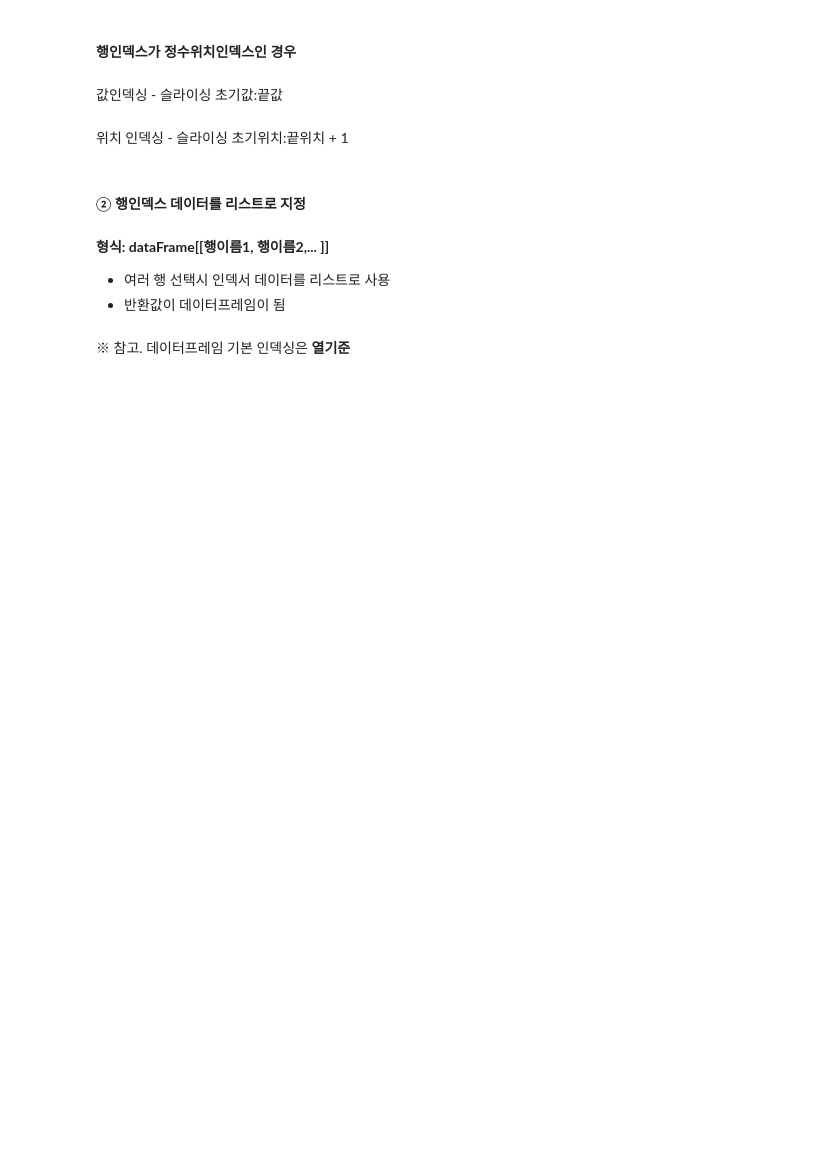
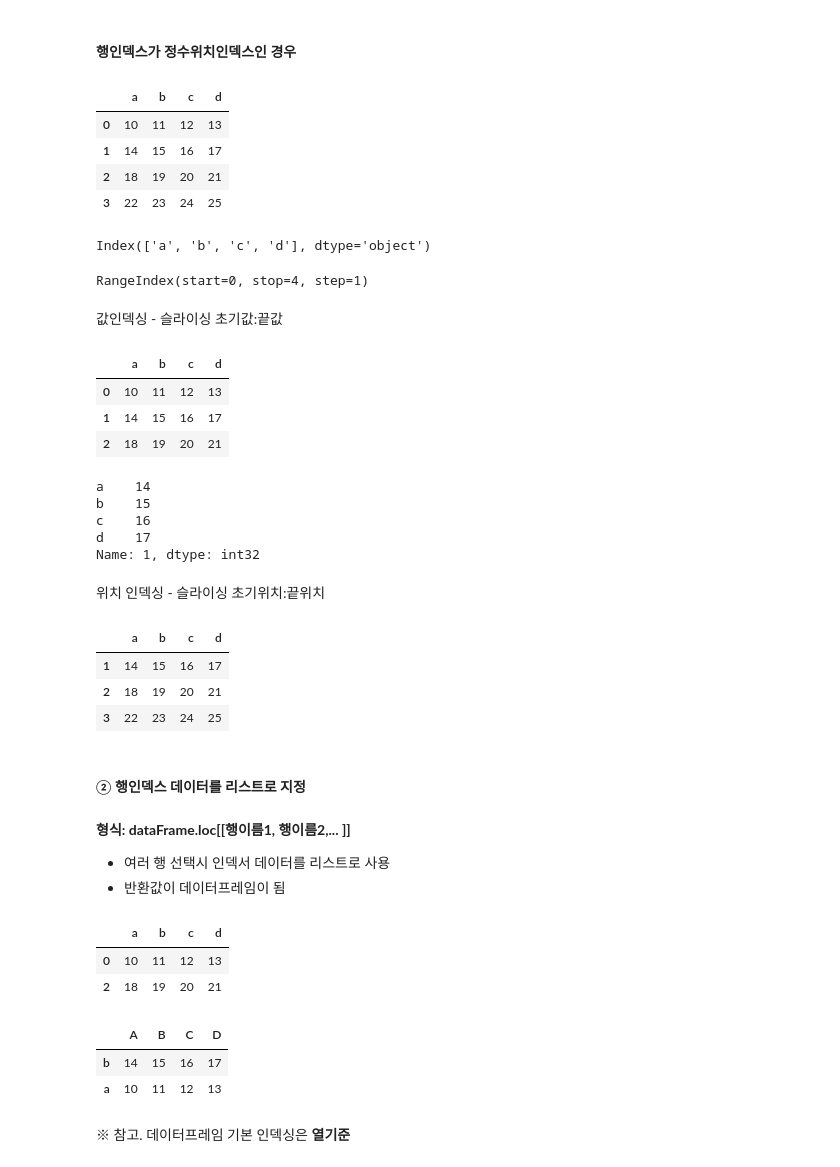
Before and after one commit to rlfgus0821/-HTML-, a Jupyter notebook: 05_pandas/pandas_04_DataFrame인덱서_loc과iloc.ipynb, the cells around one changed output. Saved outputs shown, nothing was run; the diff lists cells and outputs as text; code cells hidden in the pictures; blank space fills up the shorter version.

```diff
--- a/05_pandas/pandas_04_DataFrame인덱서_loc과iloc.ipynb
+++ b/05_pandas/pandas_04_DataFrame인덱서_loc과iloc.ipynb
@@ -69,15 +123,66 @@ InteractiveShell.ast_node_interactivity="all"
 # %% [markdown]
 #### 행인덱스가 정수위치인덱스인 경우
+# %%
+df2 = pd.DataFrame(np.arange(10,26).reshape(4,4), columns='a b c d'.split())
+df2
+# %% [output]
+|  | a | b | c | d |
+| 0 | 10 | 11 | 12 | 13 |
+| 1 | 14 | 15 | 16 | 17 |
+| 2 | 18 | 19 | 20 | 21 |
+| 3 | 22 | 23 | 24 | 25 |
+# %%
+df2.columns
+# %% [output]
+Index(['a', 'b', 'c', 'd'], dtype='object')
+# %%
+df2.index
+# %% [output]
+RangeIndex(start=0, stop=4, step=1)
 # %% [markdown]
 값인덱싱 - 슬라이싱 초기값:끝값
+# %%
+df2.loc[:2]
+# %% [output]
+|  | a | b | c | d |
+| 0 | 10 | 11 | 12 | 13 |
+| 1 | 14 | 15 | 16 | 17 |
+| 2 | 18 | 19 | 20 | 21 |
+# %%
+df2.loc[1]
+# %% [output]
+a    14
+b    15
+c    16
+d    17
+Name: 1, dtype: int32
 # %% [markdown]
-위치 인덱싱 - 슬라이싱 초기위치:끝위치 + 1
+위치 인덱싱 - 슬라이싱 초기위치:끝위치
+# %%
+df2.loc[1:3]
+# %% [output]
+|  | a | b | c | d |
+| 1 | 14 | 15 | 16 | 17 |
+| 2 | 18 | 19 | 20 | 21 |
+| 3 | 22 | 23 | 24 | 25 |
 # %% [markdown]
 #### ② 행인덱스 데이터를 리스트로 지정
 # %% [markdown]
-**형식: dataFrame[[행이름1, 행이름2,... ]]**
+**형식: dataFrame.loc[[행이름1, 행이름2,... ]]**
 
 - 여러 행 선택시 인덱서 데이터를 리스트로 사용
 - 반환값이 데이터프레임이 됨
+# %%
+df2.loc[[0,2]]
+# %% [output]
+|  | a | b | c | d |
+| 0 | 10 | 11 | 12 | 13 |
+| 2 | 18 | 19 | 20 | 21 |
+# %%
+df.loc[['b','a']]
+# %% [output]
+|  | A | B | C | D |
+| b | 14 | 15 | 16 | 17 |
+| a | 10 | 11 | 12 | 13 |
 # %% [markdown]
 ※ 참고. 데이터프레임 기본 인덱싱은 **열기준**
```
Also changed, not shown: parts of 41 cells of this notebook, 3 other files.
